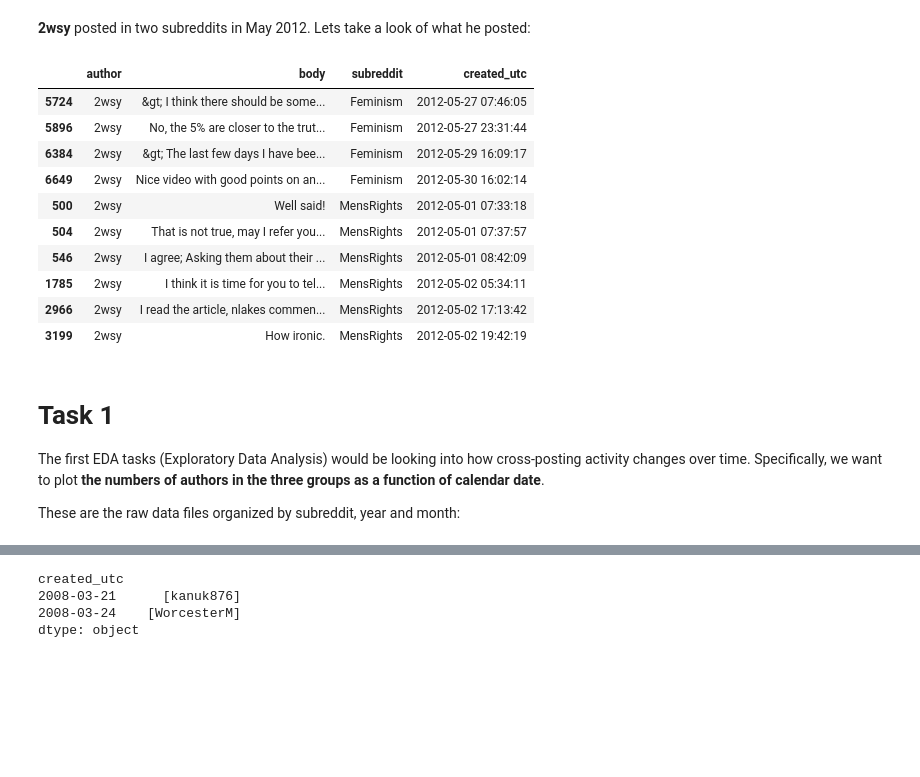
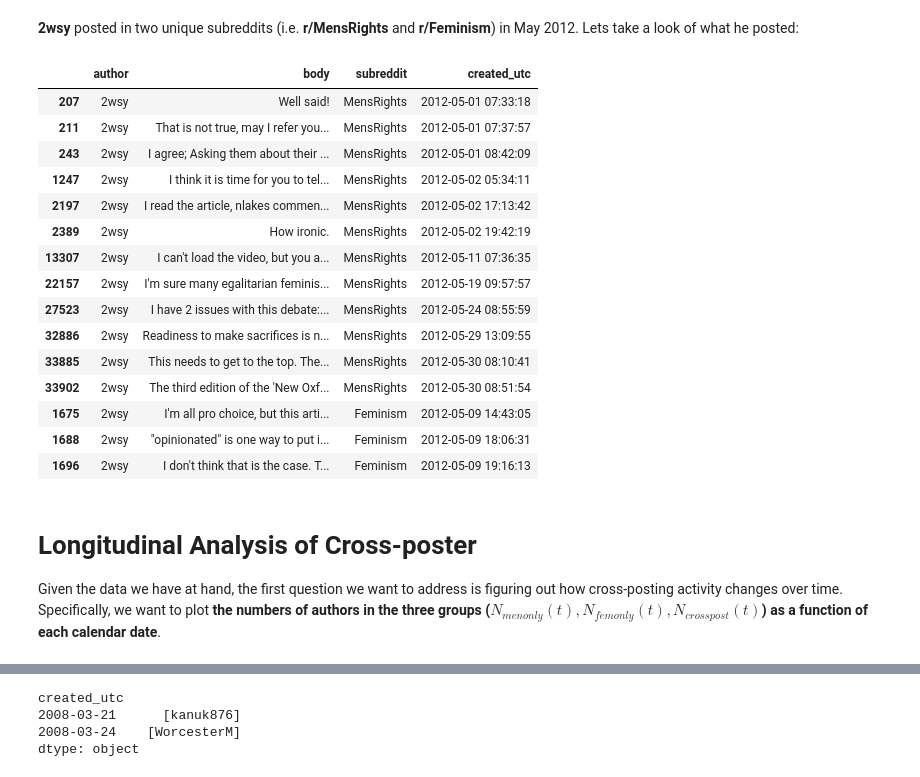
Before and after one commit to chao-ji/reddit, a Jupyter notebook: Part 1 Longitudinal Analysis - Cross-posting Activity .ipynb, the cells around one changed output, grey strips where cells are left out. Cells and saved outputs as stored; diff of their text form; code cells hidden in the pictures; blank space fills up the shorter version.

```diff
--- a/Part 1 Longitudinal Analysis - Cross-posting Activity .ipynb
+++ b/Part 1 Longitudinal Analysis - Cross-posting Activity .ipynb
@@ -52,0 +38,8 @@ Name: 0, dtype: object
+# %%
+from pymongo import MongoClient
+import pprint
+
+client = MongoClient("localhost", 27017)
+db = client["reddit_polarization"]
+posts = db["MensRights"].find()
+pprint.pprint(next(posts))
@@ -89,0 +91,21 @@ dtype: int64
+# %%
+import datetime
+import pandas as pd
+
+# Pull the data from mongodb within May 2012 from both subreddits
+query = db["MensRights"].find({"created_utc": {"$lte": datetime.datetime(year=2012, month=5, day=31),
+                                               "$gte": datetime.datetime(year=2012, month=5, day=1)}},
+                              {"author": 1, "created_utc": 1, "subreddit": 1, "body": 1})
+men = pd.DataFrame(list(query))
+
+query = db["Feminism"].find({"created_utc": {"$lte": datetime.datetime(year=2012, month=5, day=31),
+                                             "$gte": datetime.datetime(year=2012, month=5, day=1)}},
+                            {"author": 1, "created_utc": 1, "subreddit": 1, "body": 1})
+fem = pd.DataFrame(list(query))
+
+may2012 = pd.concat([men, fem], axis=0)
+
+""" Group by the author ID, and list the number of unique subreddits of
+the individual posts for each author ID (Values = 1 or 2) Cross-posters
+are those with a value of 2. """
+crossposter = may2012.groupby("author").apply(lambda df: len(df["subreddit"].unique()))
@@ -90,22 +122,25 @@ dtype: int64
 # %% [markdown]
-**2wsy** posted in two subreddits in May 2012. Lets take a look of what he posted:
+**2wsy** posted in two unique subreddits (i.e. **r/MensRights** and **r/Feminism**) in May 2012. Lets take a look of what he posted:
 # %%
-example[example["author"] == "2wsy"][["author", "body", "subreddit", "created_utc"]].iloc[20:30, :]
+may2012[may2012["author"] == "2wsy"][["author", "body", "subreddit", "created_utc"]].iloc[:15, :]
 # %% [output]
 |  | author | body | subreddit | created_utc |
-| 5724 | 2wsy | &gt; I think there should be some... | Feminism | 2012-05-27 07:46:05 |
-| 5896 | 2wsy | No, the 5% are closer to the trut... | Feminism | 2012-05-27 23:31:44 |
-| 6384 | 2wsy | &gt; The last few days I have bee... | Feminism | 2012-05-29 16:09:17 |
-| 6649 | 2wsy | Nice video with good points on an... | Feminism | 2012-05-30 16:02:14 |
-| 500 | 2wsy | Well said! | MensRights | 2012-05-01 07:33:18 |
-| 504 | 2wsy | That is not true, may I refer you... | MensRights | 2012-05-01 07:37:57 |
-| 546 | 2wsy | I agree; Asking them about their ... | MensRights | 2012-05-01 08:42:09 |
-| 1785 | 2wsy | I think it is time for you to tel... | MensRights | 2012-05-02 05:34:11 |
-| 2966 | 2wsy | I read the article, nlakes commen... | MensRights | 2012-05-02 17:13:42 |
-| 3199 | 2wsy | How ironic. | MensRights | 2012-05-02 19:42:19 |
+| 207 | 2wsy | Well said! | MensRights | 2012-05-01 07:33:18 |
+| 211 | 2wsy | That is not true, may I refer you... | MensRights | 2012-05-01 07:37:57 |
+| 243 | 2wsy | I agree; Asking them about their ... | MensRights | 2012-05-01 08:42:09 |
+| 1247 | 2wsy | I think it is time for you to tel... | MensRights | 2012-05-02 05:34:11 |
+| 2197 | 2wsy | I read the article, nlakes commen... | MensRights | 2012-05-02 17:13:42 |
+| 2389 | 2wsy | How ironic. | MensRights | 2012-05-02 19:42:19 |
+| 13307 | 2wsy | I can't load the video, but you a... | MensRights | 2012-05-11 07:36:35 |
+| 22157 | 2wsy | I'm sure many egalitarian feminis... | MensRights | 2012-05-19 09:57:57 |
+| 27523 | 2wsy | I have 2 issues with this debate:... | MensRights | 2012-05-24 08:55:59 |
+| 32886 | 2wsy | Readiness to make sacrifices is n... | MensRights | 2012-05-29 13:09:55 |
+| 33885 | 2wsy | This needs to get to the top. The... | MensRights | 2012-05-30 08:10:41 |
+| 33902 | 2wsy | The third edition of the 'New Oxf... | MensRights | 2012-05-30 08:51:54 |
+| 1675 | 2wsy | I'm all pro choice, but this arti... | Feminism | 2012-05-09 14:43:05 |
+| 1688 | 2wsy | "opinionated" is one way to put i... | Feminism | 2012-05-09 18:06:31 |
+| 1696 | 2wsy | I don't think that is the case. T... | Feminism | 2012-05-09 19:16:13 |
 # %% [markdown]
-# Task 1
+# Longitudinal Analysis of Cross-poster
 
-The first EDA tasks (Exploratory Data Analysis) would be looking into how cross-posting activity changes over time. Specifically, we want to plot **the numbers of authors in the three groups as a function of calendar date**.
-
-These are the raw data files organized by subreddit, year and month:
+Given the data we have at hand, the first question we want to address is figuring out how cross-posting activity changes over time. Specifically, we want to plot **the numbers of authors in the three groups ($N_{menonly}(t), N_{femonly}(t), N_{crosspost}(t)$) as a function of each calendar date**.
```
Also changed, not shown: parts of 27 cells of this notebook.
